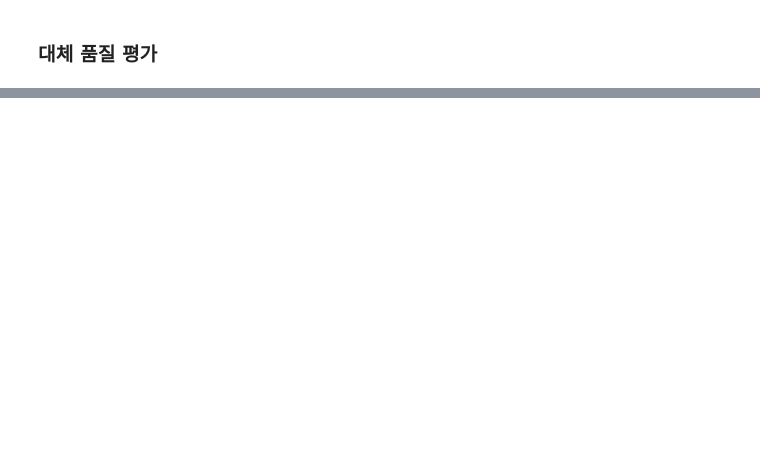
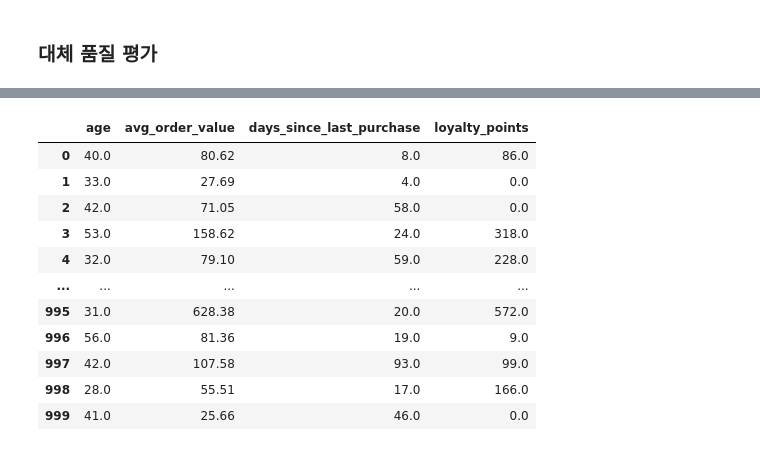
Before and after one commit to tipayo1/TIL, a Jupyter notebook: 데이터분석/05_eda.ipynb, the cells around one changed output, grey strips where cells are left out. Saved outputs shown, nothing was run; the diff lists cells and outputs as text; code cells hidden in the pictures; blank space fills up the shorter version.

```diff
--- a/데이터분석/05_eda.ipynb
+++ b/데이터분석/05_eda.ipynb
@@ -854,0 +1328,83 @@ MICE대체: 보존도 98.7%
+# %%
+# 이상값 처리 실행
+def execute_outlier_treatment(df: pd.DataFrame, outliers_mask):
+    print('=== 이상값 처리 실행 ===')
+    df_treated = df.copy()
+    outliers = df[outliers_mask]
+
+    if len(outliers) == 0:
+        print('처리할 이상값 없음.')
+        return df_treated
+
+    print(f'처리 대상 이상값: {len(outliers)}개')
+    # 1. VIP 고객 처리 (별도 세그먼트 분리)
+    vip_mask = (outliers['avg_order_value'] > df['avg_order_value'].quantile(0.95)) & \
+        (outliers['loyalty_points'] > df['loyalty_points'].quantile(0.95))
+
+    # VIP 인덱스 모음
+    vip_indices = outliers[vip_mask].index
+    # 행=VIP들만 뽑고, 해당 사람들만 컬럼-값 추가.
+    df_treated.loc[vip_indices, 'customer_segment'] = 'VIP'
+    print(f'  VIP 고객 분리: {len(vip_indices)}명')
+
+    # 2. 데이터 입력 오류 수정
+    error_mask = (outliers['age'] > 100) | (outliers['days_since_last_purchase'] < 0)  # 미리 이상치 체크해놓은 대로 작성
+    error_indices = outliers[error_mask].index
+
+    # 2-1. 나이 이상치 -> '결측치' 윈저화? 최대값?
+    age_error_mask = df_treated['age'] > 100
+    age_error_indices = df_treated[age_error_mask].index
+    df_treated.loc[age_error_indices, 'age'] = np.nan
+    print(f'  나이 오류 -> 결측 처리: {age_error_mask.sum()}건')
+
+    # 2-2. 음수 일수 -> 0으로 변경
+    negative_days_mask = outliers['days_since_last_purchase'] < 0
+    negative_days_indices = outliers[negative_days_mask].index
+    df_treated.loc[negative_days_indices, 'days_since_last_purchase'] = 0
+    print(f'  음수 일수 -> 0으로 대체: {negative_days_mask.sum()}건')
+
+
+    # 3. 극단적 구매액 처리(윈저화 99%)
+    extreme_spending_mask = outliers['avg_order_value'] > df_treated['avg_order_value'].quantile(0.99)
+    extreme_spending_indices = outliers[extreme_spending_mask].index
+    # 윈저화 할 금액 설정
+    winsor_threshold = df_treated['avg_order_value'].quantile(0.99)
+    df_treated.loc[extreme_spending_indices, 'avg_order_value'] = winsor_threshold
+    print(f'  극단적 구매액 Winsorizing: {extreme_spending_mask.sum()}건 - [{winsor_threshold:.2f}]')
+
+
+    # 4. 휴면 고객 처리 (별도 플래그 생성)
+    dormant_threshold = df_treated['days_since_last_purchase'].quantile(0.95)
+    dormant_mask = outliers['days_since_last_purchase'] > dormant_threshold
+    dormant_indices = outliers[dormant_mask].index
+    df_treated.loc[dormant_indices, 'status'] = '휴면고객'
+    df_treated['status'] = df_treated['status'].fillna('활동고객')
+    print(f'  휴면 고객 플래그 생성: {dormant_mask.sum()}명 - {dormant_threshold:.1f}일 이상')
+
+
+    # 5. 처리 결과 요약
+    print(f'\n처리 결과 요약')
+    print(f'   원본 데이터: {len(df)}건')
+    print(f'   VIP 세그먼트: {(df_treated.get('customer_segment', '') =='VIP').sum()}명')
+    print(f"   휴면 고객: {(df_treated.get('status', '') == '휴면고객').sum()}건")
+    print(f"   활성 고객: {(df_treated.get('status', '') == '활동고객').sum()}건")
+
+    # 6. 이상치 처리로 생긴 결측치 처리 (나이오류 채우기)
+    if df_treated['age'].isnull().sum() > 0:
+        print('\n추가 결측치 처리')
+        from sklearn.impute import KNNImputer
+        age_imputer = KNNImputer(n_neighbors=5)
+        # '비슷함'을 참고할 컬럼들
+        cols = ['avg_order_value', 'days_since_last_purchase', 'loyalty_points']
+        data = df_treated[['age'] + cols]
+        display(data)
+        imputed = age_imputer.fit_transform(data)
+        df_treated['age'] = imputed[:, 0]
+        print(f'   KNN으로 나이 결측값 대체: {age_error_mask.sum()}건')
+
+    return df_treated
+
+
+
+df_final = execute_outlier_treatment(df_knn, final_outliers)
+# %% [output]
@@ -854,0 +1426,12 @@ MICE대체: 보존도 98.7%
+|  | age | avg_order_value | days_since_last_purchase | loyalty_points |
+| 0 | 40.0 | 80.62 | 8.0 | 86.0 |
+| 1 | 33.0 | 27.69 | 4.0 | 0.0 |
+| 2 | 42.0 | 71.05 | 58.0 | 0.0 |
+| 3 | 53.0 | 158.62 | 24.0 | 318.0 |
+| 4 | 32.0 | 79.10 | 59.0 | 228.0 |
+| ... | ... | ... | ... | ... |
+| 995 | 31.0 | 628.38 | 20.0 | 572.0 |
+| 996 | 56.0 | 81.36 | 19.0 | 9.0 |
+| 997 | 42.0 | 107.58 | 93.0 | 99.0 |
+| 998 | 28.0 | 55.51 | 17.0 | 166.0 |
+| 999 | 41.0 | 25.66 | 46.0 | 0.0 |
```
Also changed, not shown: parts of 23 cells of this notebook, 4 other files.
